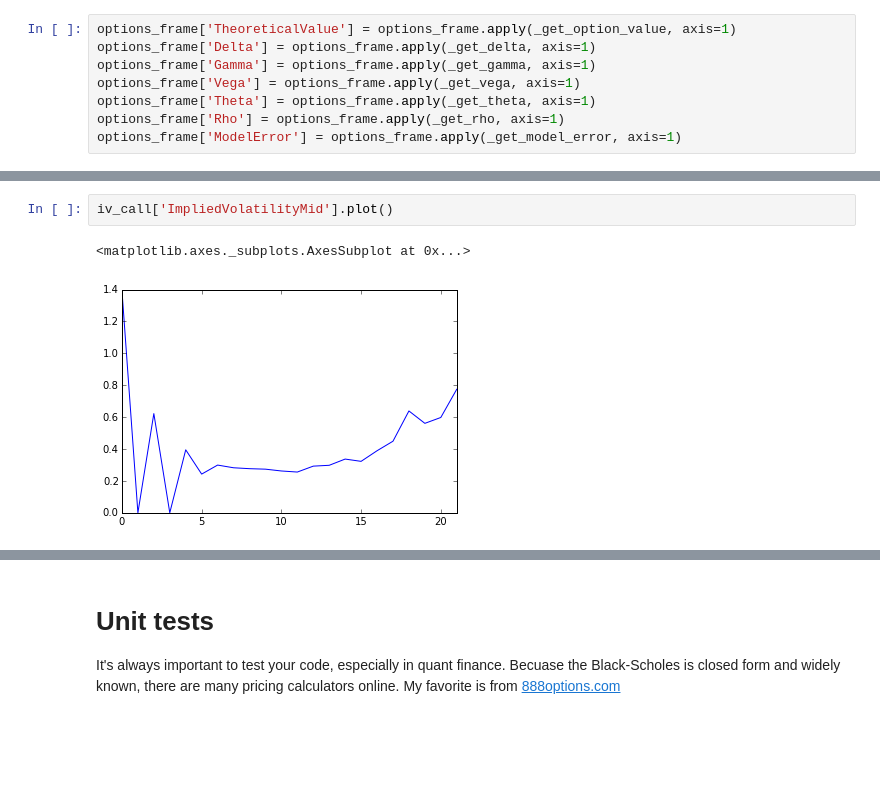
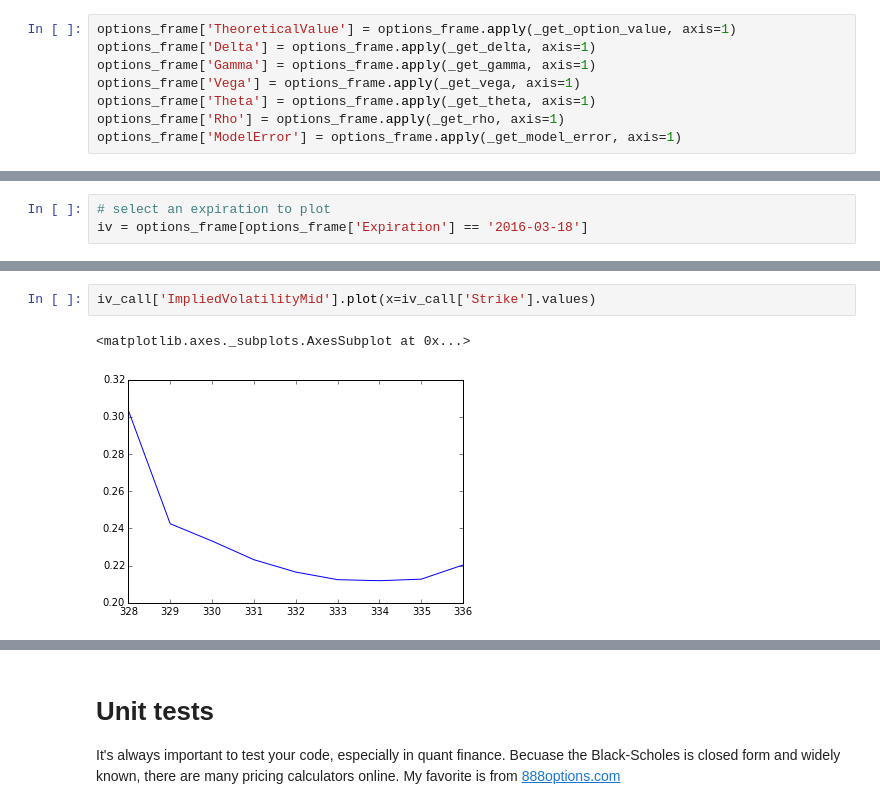
Before and after one commit to pydatasg/PyData-Meetup, a Jupyter notebook: Equity Option Implied Volatility Analytics with Python.ipynb, the cells around one changed output, grey strips where cells are left out. Drawn from its saved outputs; the diff is of its cells as text; blank space fills up the shorter version.

```diff
--- a/Equity Option Implied Volatility Analytics with Python.ipynb
+++ b/Equity Option Implied Volatility Analytics with Python.ipynb
@@ -1001 +1002,4 @@ iv = options_frame[options_frame['Expiration'] == '2016-01-08']
+# %%
+# select an expiration to plot
+iv = options_frame[options_frame['Expiration'] == '2016-03-18']
 # %%
@@ -1003,5 +1014,5 @@ iv_call = iv[iv['OptionType'] == 'call']
 # %%
-iv_call['ImpliedVolatilityMid'].plot()
+iv_call['ImpliedVolatilityMid'].plot(x=iv_call['Strike'].values)
 # %% [output]
 <matplotlib.axes._subplots.AxesSubplot at 0x...>
-[figure, old version]
+[figure, new version]
```
Also changed, not shown: parts of 16 cells of this notebook, 1 other file.
